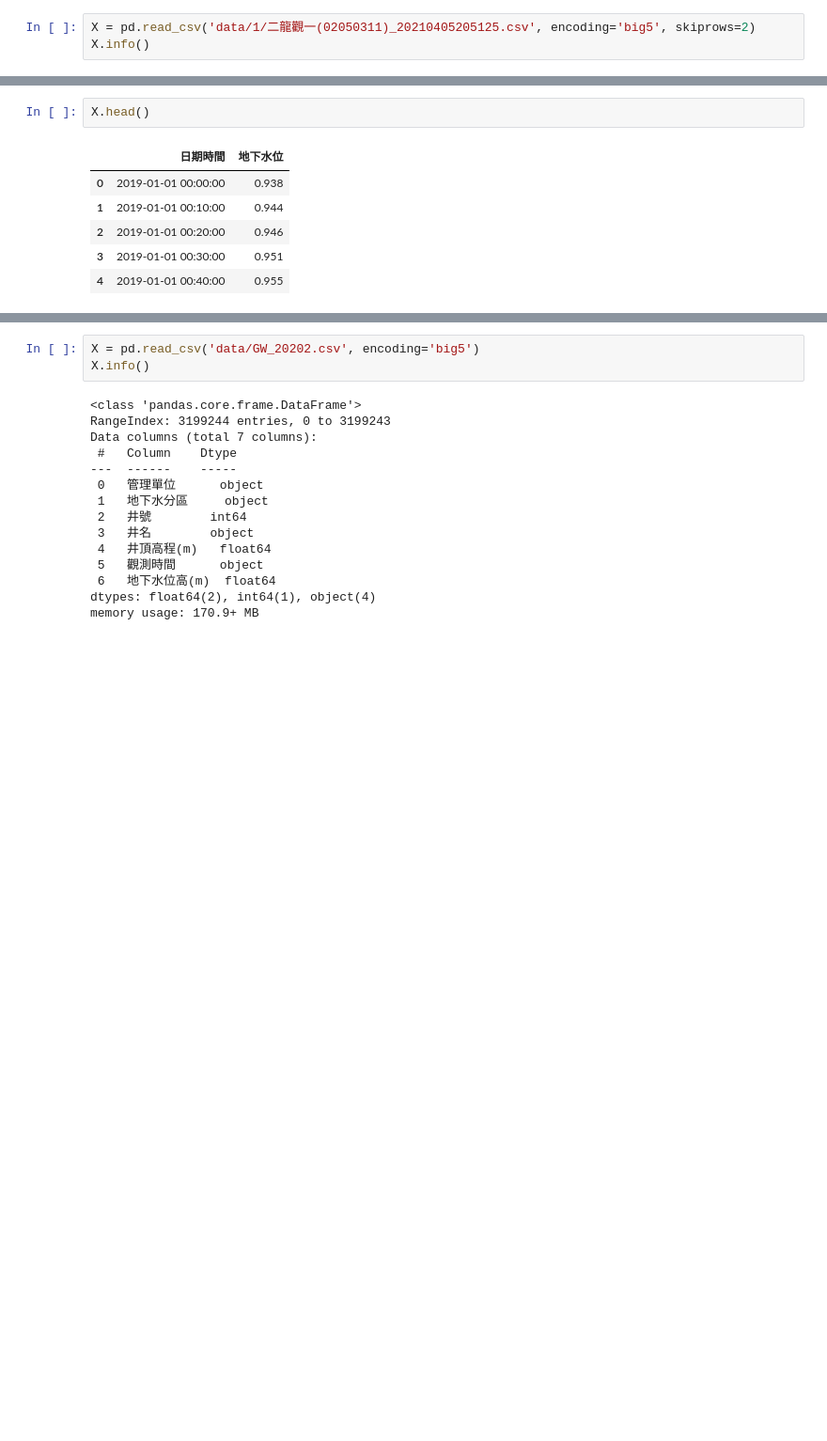
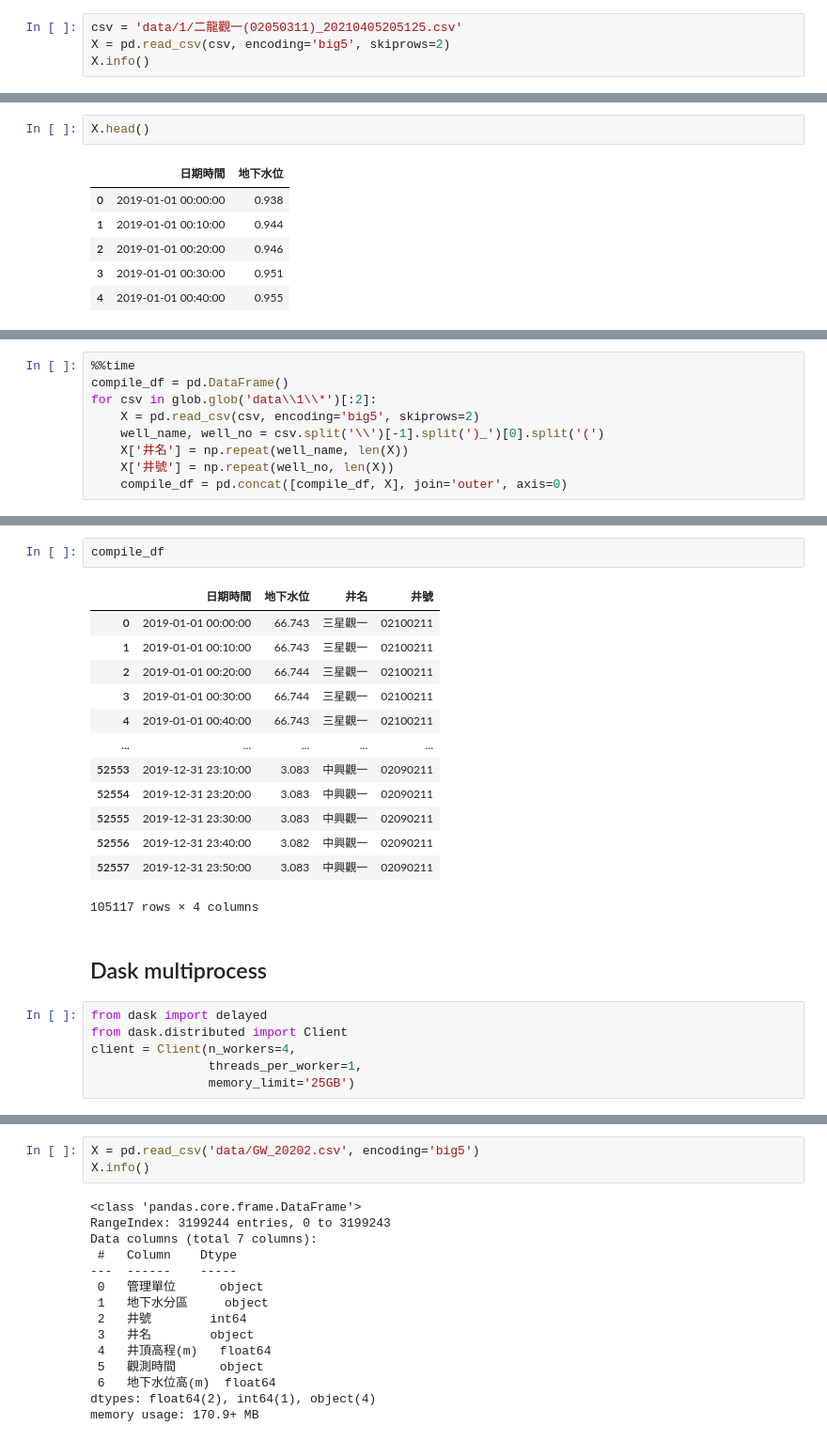
Before and after one commit to dispink/GW_NCDR, a Jupyter notebook: build_database_01_dirty.ipynb, the cells around one changed output, grey strips where cells are left out. Shown at 94% size. Saved outputs shown, nothing was run; the diff lists cells and outputs as text; blank space fills up the shorter version.

```diff
--- a/build_database_01_dirty.ipynb
+++ b/build_database_01_dirty.ipynb
@@ -422,7 +422,8 @@ client.close()
 ## 2019
 In the folders naming 1, 2, 3...The csv is by each station.
 # %%
-X = pd.read_csv('data/1/二龍觀一(02050311)_20210405205125.csv', encoding='big5', skiprows=2)
+csv = 'data/1/二龍觀一(02050311)_20210405205125.csv'
+X = pd.read_csv(csv, encoding='big5', skiprows=2)
 X.info()
 # %% [output]
 <class 'pandas.core.frame.DataFrame'>
@@ -445,0 +455,9 @@ X.head()
+# %%
+%%time
+compile_df = pd.DataFrame()
+for csv in glob.glob('data\\1\\*')[:2]:
+    X = pd.read_csv(csv, encoding='big5', skiprows=2)
+    well_name, well_no = csv.split('\\')[-1].split(')_')[0].split('(')
+    X['井名'] = np.repeat(well_name, len(X))
+    X['井號'] = np.repeat(well_no, len(X))
+    compile_df = pd.concat([compile_df, X], join='outer', axis=0)
@@ -445,0 +466,24 @@ X.head()
+# %%
+compile_df
+# %% [output]
+|  | 日期時間 | 地下水位 | 井名 | 井號 |
+| 0 | 2019-01-01 00:00:00 | 66.743 | 三星觀一 | 02100211 |
+| 1 | 2019-01-01 00:10:00 | 66.743 | 三星觀一 | 02100211 |
+| 2 | 2019-01-01 00:20:00 | 66.744 | 三星觀一 | 02100211 |
+| 3 | 2019-01-01 00:30:00 | 66.744 | 三星觀一 | 02100211 |
+| 4 | 2019-01-01 00:40:00 | 66.743 | 三星觀一 | 02100211 |
+| ... | ... | ... | ... | ... |
+| 52553 | 2019-12-31 23:10:00 | 3.083 | 中興觀一 | 02090211 |
+| 52554 | 2019-12-31 23:20:00 | 3.083 | 中興觀一 | 02090211 |
+| 52555 | 2019-12-31 23:30:00 | 3.083 | 中興觀一 | 02090211 |
+| 52556 | 2019-12-31 23:40:00 | 3.082 | 中興觀一 | 02090211 |
+| 52557 | 2019-12-31 23:50:00 | 3.083 | 中興觀一 | 02090211 |
+105117 rows × 4 columns
+# %% [markdown]
+## Dask multiprocess
+# %%
+from dask import delayed
+from dask.distributed import Client
+client = Client(n_workers=4,
+                threads_per_worker=1,
+                memory_limit='25GB')
```
Also changed, not shown: parts of 38 cells of this notebook, 1 other file.
